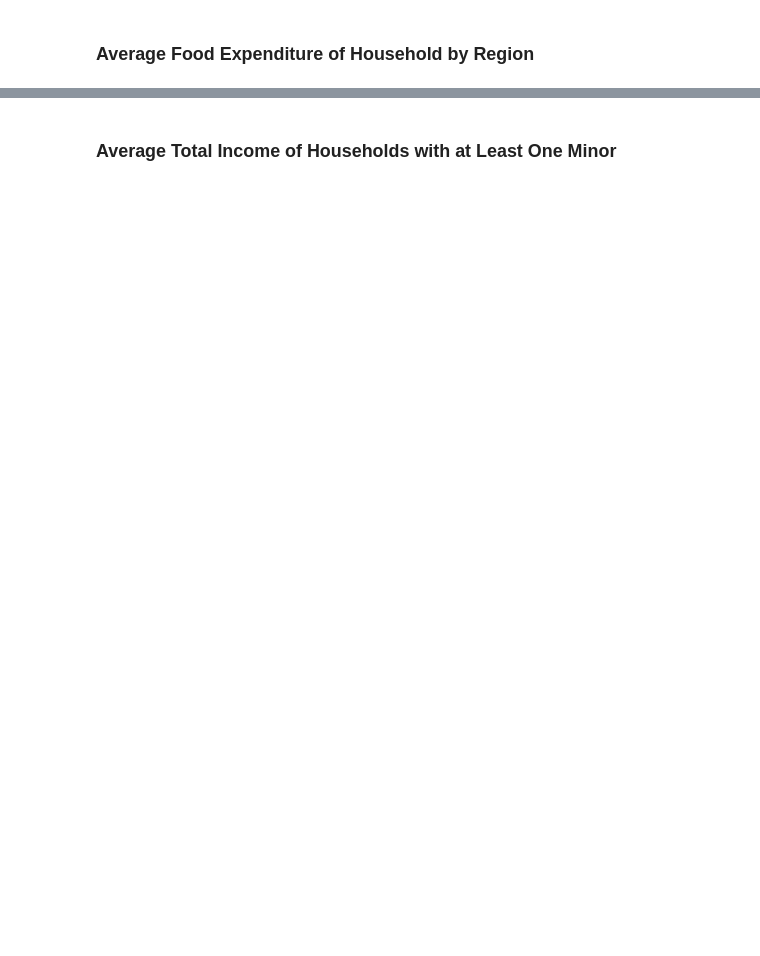
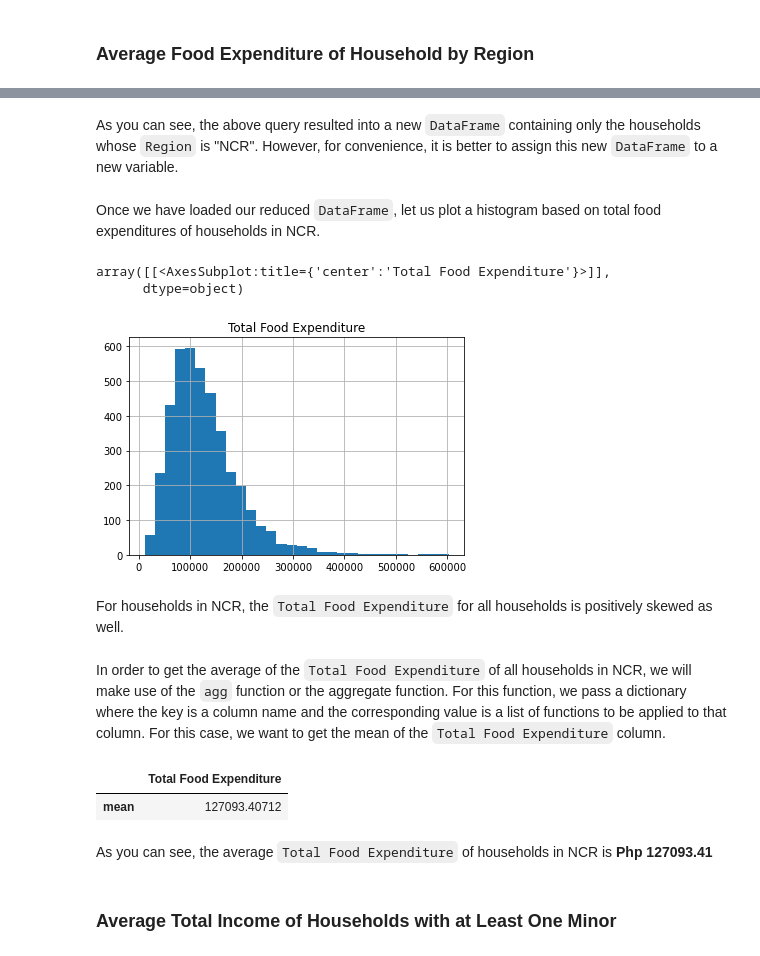
Before and after one commit to azrielortega/DATA100-Final-Project, a Jupyter notebook: Final Project.ipynb, the cells around one changed output, grey strips where cells are left out. Drawn from its saved outputs; the diff is of its cells as text; code cells hidden in the pictures; blank space fills up the shorter version.

```diff
--- a/Final Project.ipynb
+++ b/Final Project.ipynb
@@ -1413,2 +1518,25 @@ plt.bar(_ave_food_regions, ave_food_reg)
+# %% [markdown]
+As you can see, the above query resulted into a new `DataFrame` containing only the households whose `Region` is "NCR". However, for convenience, it is better to assign this new `DataFrame` to a new variable.
+# %%
+households_in_ncr_df = income_df[income_df["Region"] == "NCR"]
+# %% [markdown]
+Once we have loaded our reduced `DataFrame`, let us plot a histogram based on total food expenditures of households in NCR.
+# %%
+households_in_ncr_df.hist("Total Food Expenditure", bins = 30)
+# %% [output]
+array([[<AxesSubplot:title={'center':'Total Food Expenditure'}>]],
+      dtype=object)
+[figure, added]
+# %% [markdown]
+For households in NCR, the `Total Food Expenditure` for all households is positively skewed as well.
+# %% [markdown]
+In order to get the average of the `Total Food Expenditure` of all households in NCR, we will make use of the `agg` function or the aggregate function. For this function, we pass a dictionary where the key is a column name and the corresponding value is a list of functions to be applied to that column. For this case, we want to get the mean of the `Total Food Expenditure` column.
+# %%
+households_in_ncr_df.agg({"Total Food Expenditure": ["mean"]})
+# %% [output]
+|  | Total Food Expenditure |
+| mean | 127093.40712 |
+# %% [markdown]
+As you can see, the average `Total Food Expenditure` of households in NCR is **Php 127093.41**
 # %% [markdown]
 ### Average Total Income of Households with at Least One Minor
```
Also changed, not shown: parts of 90 cells of this notebook.
